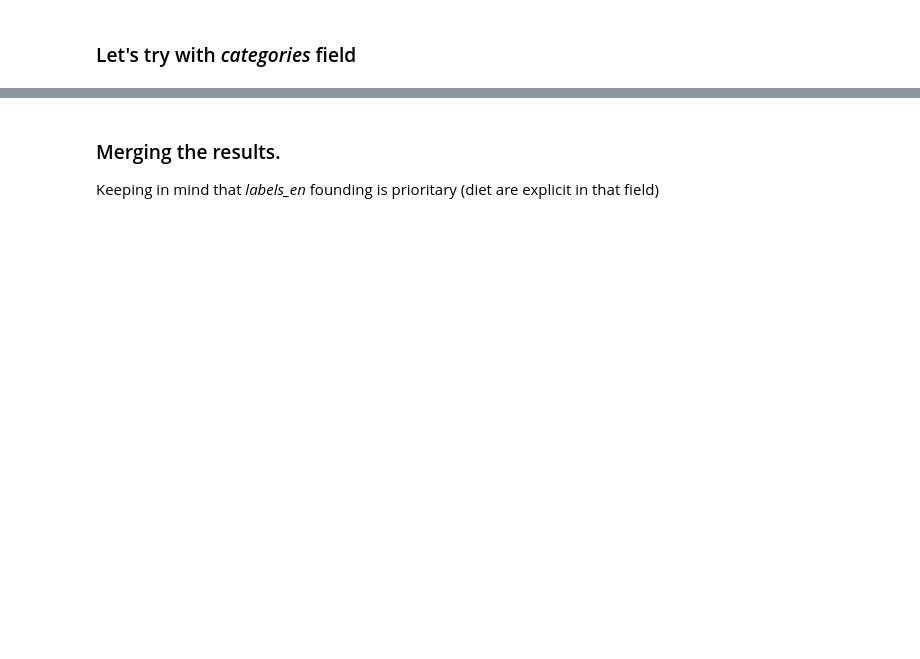
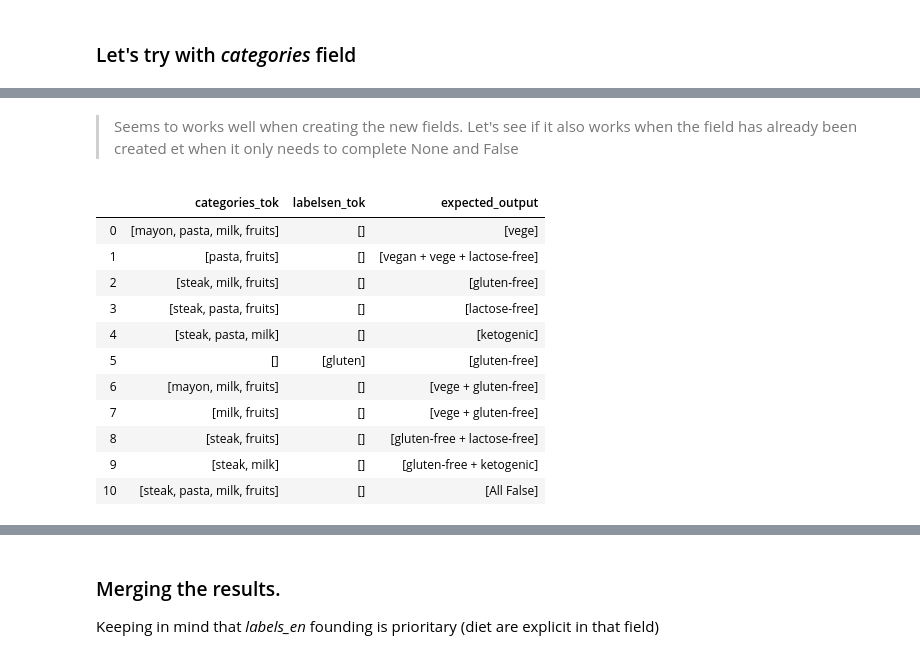
Before and after one commit to romi514/ProjectADA, a Jupyter notebook: project_tagADA.ipynb, the cells around one changed output, grey strips where cells are left out. Drawn from its saved outputs; the diff is of its cells as text; code cells hidden in the pictures; blank space fills up the shorter version.

```diff
--- a/project_tagADA.ipynb
+++ b/project_tagADA.ipynb
@@ -1365,0 +1329,45 @@ data_wdiet_categories[data_wdiet_labelsen["categories_tok"].notnull()].head(50)
+# %% [markdown]
+>Seems to works well when creating the new fields. Let's see if it also works when the field has already been created et when it only needs to complete None and False
+# %%
+test_df = pd.DataFrame()
+test_serie2 = pd.Series([[''], \
+                         [''], \
+                         [''], \
+                         [''], \
+                         [''], \
+                         ['gluten'], \
+                         [''], \
+                         [''], \
+                         [''], \
+                         [''], \
+                         ['']])
+test_serie = pd.Series([[str('mayon'), str('pasta'), str('milk'), str('fruits')], \
+                        [str('pasta'), str('fruits')], \
+                        [str('steak'), str('milk'), str('fruits')], \
+                        [str('steak'), str('pasta'), str('fruits')],\
+                        [str('steak'), str('pasta'), str('milk')], \
+                        [str('')], \
+                        [str('mayon'), str('milk'), str('fruits')], \
+                        [str('milk'), str('fruits')], \
+                        [str('steak'), str('fruits')], \
+                        [str('steak'), str('milk')], \
+                        [str('steak'), str('pasta'), str('milk'), str('fruits')]])
+test_serie1 = pd.Series([['vege'], ['vegan + vege + lactose-free'], ['gluten-free'],['lactose-free'], ['ketogenic'], ['gluten-free'], ['vege + gluten-free'], \
+                         ['vege + gluten-free'], ['gluten-free + lactose-free'], ['gluten-free + ketogenic'], ['All False']])
+test_df["categories_tok"] = test_serie
+test_df["labelsen_tok"] = test_serie2
+test_df["expected_output"] = test_serie1
+test_df
+# %% [output]
+|  | categories_tok | labelsen_tok | expected_output |
+| 0 | [mayon, pasta, milk, fruits] | [] | [vege] |
+| 1 | [pasta, fruits] | [] | [vegan + vege + lactose-free] |
+| 2 | [steak, milk, fruits] | [] | [gluten-free] |
+| 3 | [steak, pasta, fruits] | [] | [lactose-free] |
+| 4 | [steak, pasta, milk] | [] | [ketogenic] |
+| 5 | [] | [gluten] | [gluten-free] |
+| 6 | [mayon, milk, fruits] | [] | [vege + gluten-free] |
+| 7 | [milk, fruits] | [] | [vege + gluten-free] |
+| 8 | [steak, fruits] | [] | [gluten-free + lactose-free] |
+| 9 | [steak, milk] | [] | [gluten-free + ketogenic] |
+| 10 | [steak, pasta, milk, fruits] | [] | [All False] |
```
Also changed, not shown: parts of 28 cells of this notebook, 4 other files.
